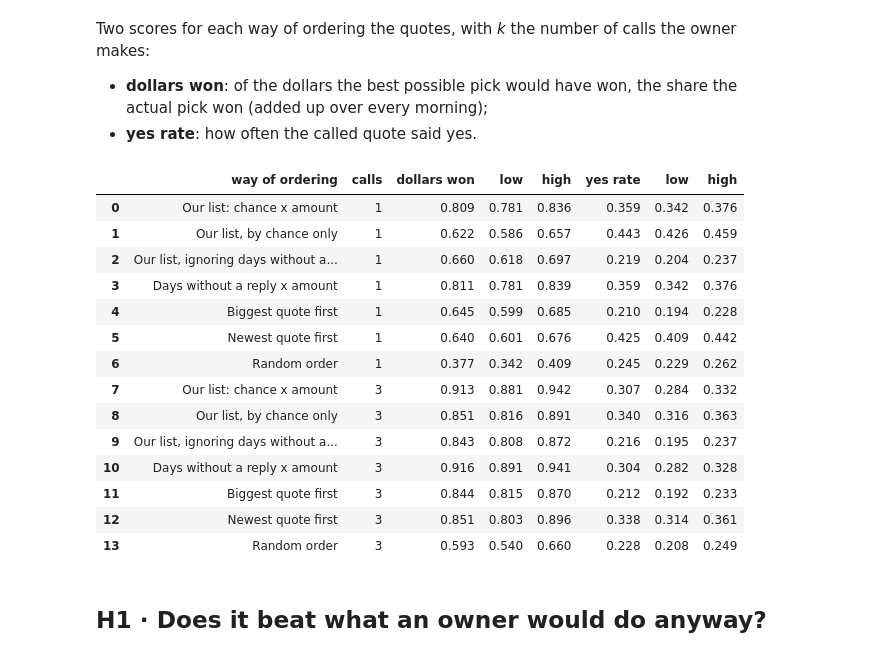
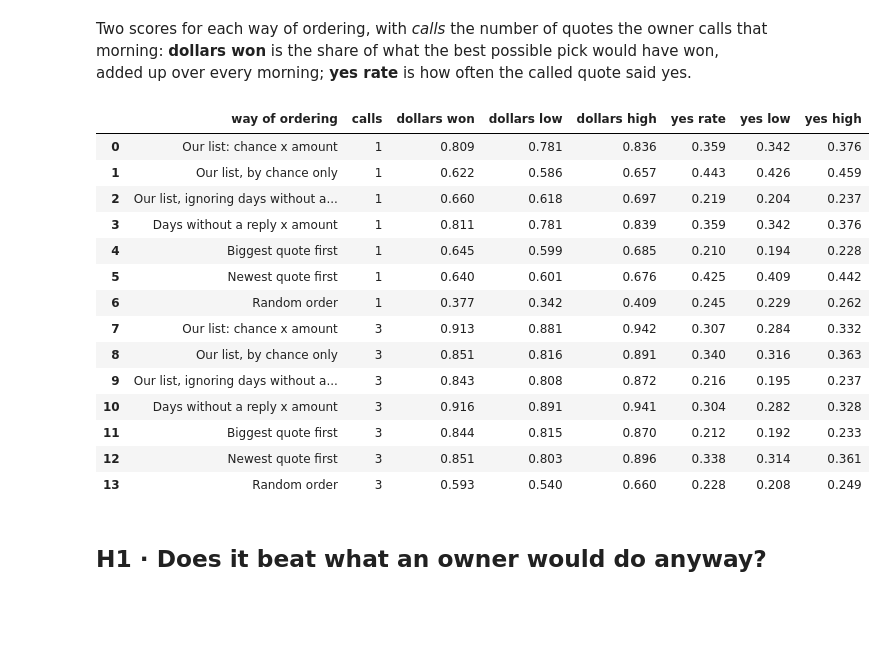
Before and after one commit to saman-rahbar/quote-followup, a Jupyter notebook: notebooks/05_testing_the_hypotheses.ipynb, the cells around one changed output. Saved outputs shown, nothing was run; the diff lists cells and outputs as text; code cells hidden in the pictures; blank space fills up the shorter version.

```diff
--- a/notebooks/05_testing_the_hypotheses.ipynb
+++ b/notebooks/05_testing_the_hypotheses.ipynb
@@ -47,35 +35,37 @@ print(f"{result.lists.query('k == 1 and scorer == @OUR_LIST').shape[0]:,} busine
 # %% [markdown]
-Two scores for each way of ordering the quotes, with *k* the number of calls the owner makes:
-
-- **dollars won**: of the dollars the best possible pick would have won, the share the actual
-  pick won (added up over every morning);
-- **yes rate**: how often the called quote said yes.
+Two scores for each way of ordering, with *calls* the number of quotes the owner calls that morning:
+**dollars won** is the share of what the best possible pick would have won, added up over every
+morning; **yes rate** is how often the called quote said yes.
-# %%
-table = summary.rename(columns={"scorer": "way of ordering", "k": "calls",
-                                "dollar_capture": "dollars won", "dollar_capture_lo": "low", "dollar_capture_hi": "high",
-                                "hit_rate": "yes rate", "hit_rate_lo": "low ", "hit_rate_hi": "high "})
-display(table[["way of ordering", "calls", "dollars won", "low", "high", "yes rate", "low ", "high "]].round(3))
-
-
-def compare(first: str, second: str, metric: str, k: int = 1) -> dict:
-    gap = backtest.paired_gap(result.lists, first, second, metric, k, draws, seed)
-    return {"comparison": f"{first}  vs  {second}", "measure": "dollars won" if metric == "dollar_capture" else "yes rate",
-            "calls": k, "difference": gap["gap"], "low": gap["lo"], "high": gap["hi"]}
-# %% [output]
-|  | way of ordering | calls | dollars won | low | high | yes rate | low | high |
-| 0 | Our list: chance x amount | 1 | 0.809 | 0.781 | 0.836 | 0.359 | 0.342 | 0.376 |
-| 1 | Our list, by chance only | 1 | 0.622 | 0.586 | 0.657 | 0.443 | 0.426 | 0.459 |
-| 2 | Our list, ignoring days without a... | 1 | 0.660 | 0.618 | 0.697 | 0.219 | 0.204 | 0.237 |
-| 3 | Days without a reply x amount | 1 | 0.811 | 0.781 | 0.839 | 0.359 | 0.342 | 0.376 |
-| 4 | Biggest quote first | 1 | 0.645 | 0.599 | 0.685 | 0.210 | 0.194 | 0.228 |
-| 5 | Newest quote first | 1 | 0.640 | 0.601 | 0.676 | 0.425 | 0.409 | 0.442 |
-| 6 | Random order | 1 | 0.377 | 0.342 | 0.409 | 0.245 | 0.229 | 0.262 |
-| 7 | Our list: chance x amount | 3 | 0.913 | 0.881 | 0.942 | 0.307 | 0.284 | 0.332 |
-| 8 | Our list, by chance only | 3 | 0.851 | 0.816 | 0.891 | 0.340 | 0.316 | 0.363 |
-| 9 | Our list, ignoring days without a... | 3 | 0.843 | 0.808 | 0.872 | 0.216 | 0.195 | 0.237 |
-| 10 | Days without a reply x amount | 3 | 0.916 | 0.891 | 0.941 | 0.304 | 0.282 | 0.328 |
-| 11 | Biggest quote first | 3 | 0.844 | 0.815 | 0.870 | 0.212 | 0.192 | 0.233 |
-| 12 | Newest quote first | 3 | 0.851 | 0.803 | 0.896 | 0.338 | 0.314 | 0.361 |
-| 13 | Random order | 3 | 0.593 | 0.540 | 0.660 | 0.228 | 0.208 | 0.249 |
+# %%
+backtest.for_people(
+    ev.summary[
+        [
+            "scorer",
+            "k",
+            "dollar_capture",
+            "dollar_capture_lo",
+            "dollar_capture_hi",
+            "hit_rate",
+            "hit_rate_lo",
+            "hit_rate_hi",
+        ]
+    ]
+).round(3)
+# %% [output]
+|  | way of ordering | calls | dollars won | dollars low | dollars high | yes rate | yes low | yes high |
+| 0 | Our list: chance x amount | 1 | 0.809 | 0.781 | 0.836 | 0.359 | 0.342 | 0.376 |
+| 1 | Our list, by chance only | 1 | 0.622 | 0.586 | 0.657 | 0.443 | 0.426 | 0.459 |
+| 2 | Our list, ignoring days without a... | 1 | 0.660 | 0.618 | 0.697 | 0.219 | 0.204 | 0.237 |
+| 3 | Days without a reply x amount | 1 | 0.811 | 0.781 | 0.839 | 0.359 | 0.342 | 0.376 |
+| 4 | Biggest quote first | 1 | 0.645 | 0.599 | 0.685 | 0.210 | 0.194 | 0.228 |
+| 5 | Newest quote first | 1 | 0.640 | 0.601 | 0.676 | 0.425 | 0.409 | 0.442 |
+| 6 | Random order | 1 | 0.377 | 0.342 | 0.409 | 0.245 | 0.229 | 0.262 |
+| 7 | Our list: chance x amount | 3 | 0.913 | 0.881 | 0.942 | 0.307 | 0.284 | 0.332 |
+| 8 | Our list, by chance only | 3 | 0.851 | 0.816 | 0.891 | 0.340 | 0.316 | 0.363 |
+| 9 | Our list, ignoring days without a... | 3 | 0.843 | 0.808 | 0.872 | 0.216 | 0.195 | 0.237 |
+| 10 | Days without a reply x amount | 3 | 0.916 | 0.891 | 0.941 | 0.304 | 0.282 | 0.328 |
+| 11 | Biggest quote first | 3 | 0.844 | 0.815 | 0.870 | 0.212 | 0.192 | 0.233 |
+| 12 | Newest quote first | 3 | 0.851 | 0.803 | 0.896 | 0.338 | 0.314 | 0.361 |
+| 13 | Random order | 3 | 0.593 | 0.540 | 0.660 | 0.228 | 0.208 | 0.249 |
 # %% [markdown]
 ## H1 · Does it beat what an owner would do anyway?
```
Also changed, not shown: parts of 29 cells of this notebook, 46 other files.
